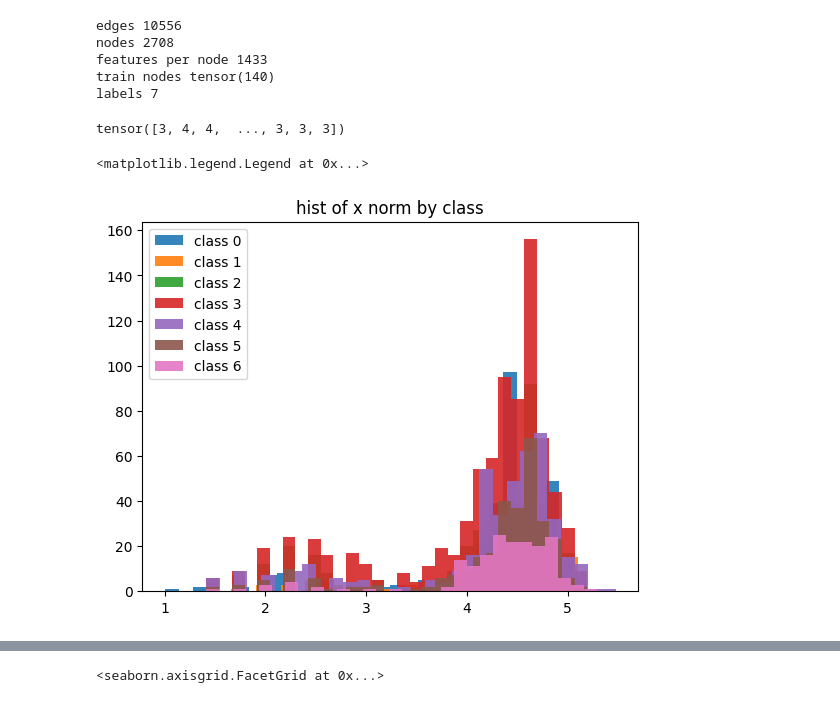
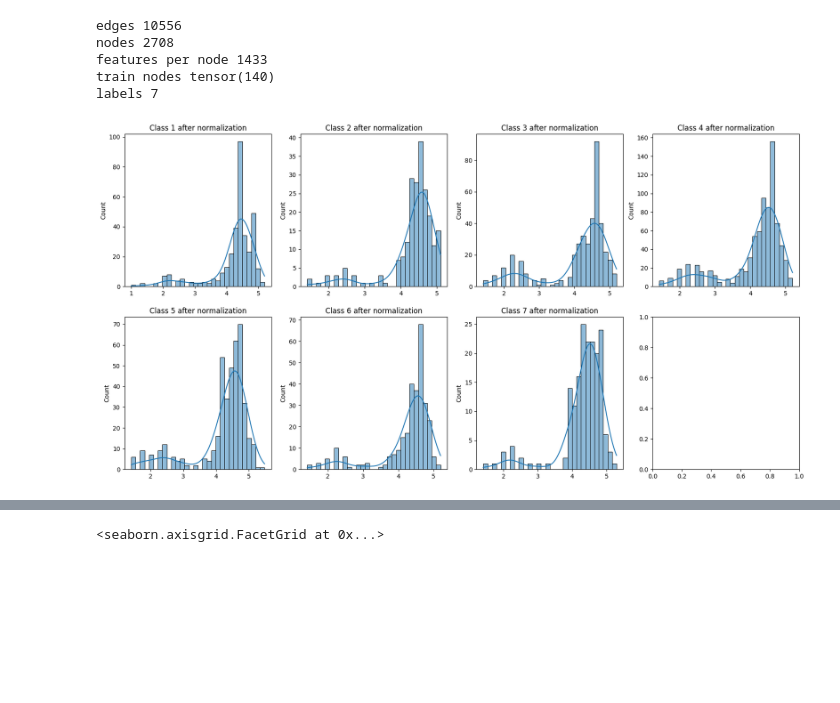
Before and after one commit to siji2022/semi_graphs, a Jupyter notebook: Cora_data_analysis.ipynb, the cells around one changed output, grey strips where cells are left out. Cells and saved outputs as stored; diff of their text form; code cells hidden in the pictures; blank space fills up the shorter version.

```diff
--- a/Cora_data_analysis.ipynb
+++ b/Cora_data_analysis.ipynb
@@ -58,22 +58,18 @@ nodes 2708
 features per node 1433
 train nodes tensor(140)
 labels 7
-# %%
-data.y
-# %% [output]
-tensor([3, 4, 4,  ..., 3, 3, 3])
 # %%
-x=data.x
-x=x[:,0:]
-# norm
-x=torch.norm(x, dim=1).unsqueeze(1)
-# plot histogram of x by class
+# subplots 2 rows 4 columns
+fig, axs = plt.subplots(2, 4, figsize=(20, 10))
+# ravel the axs
+axs = axs.ravel()
+x=torch.norm(data.x, dim=1).unsqueeze(1)
+# loop over the axs
 for i in range(7):
-    plt.hist(x[data.y==i].numpy(), bins=30, label=f'class {i}', alpha=0.9)
-plt.title('hist of x norm by class')
-plt.legend()
+    # axs[i].hist(x[data.y==i].numpy(), bins=30, label=f'class {i}', alpha=0.9)
+    sns.histplot(x[data.y==i].numpy(), bins=30, label=f'class {i}', ax=axs[i], kde=True, legend=False)
+    axs[i].set_title(f'Class {i+1} after normalization')
 # %% [output]
-<matplotlib.legend.Legend at 0x...>
-[figure, old version]
+[figure, new version]
 # %%
 x = data.x.to(device)
```
Also changed, not shown: parts of 45 cells of this notebook, 40 other files.
